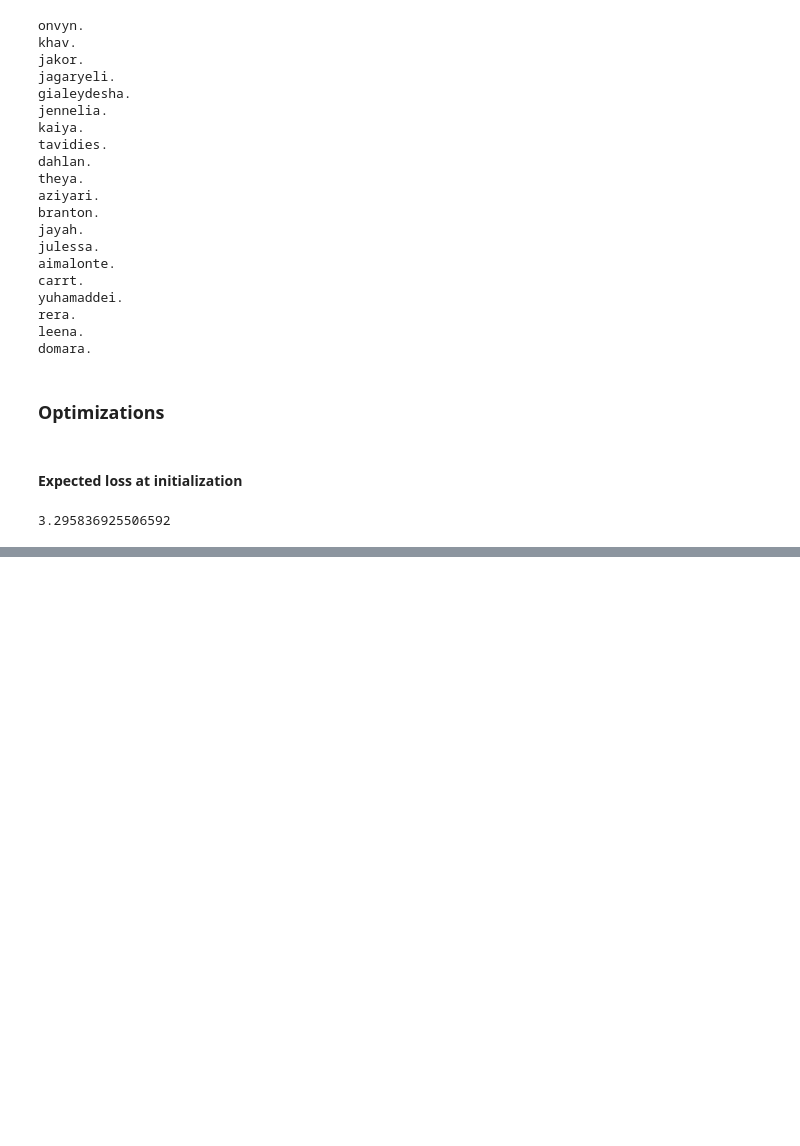
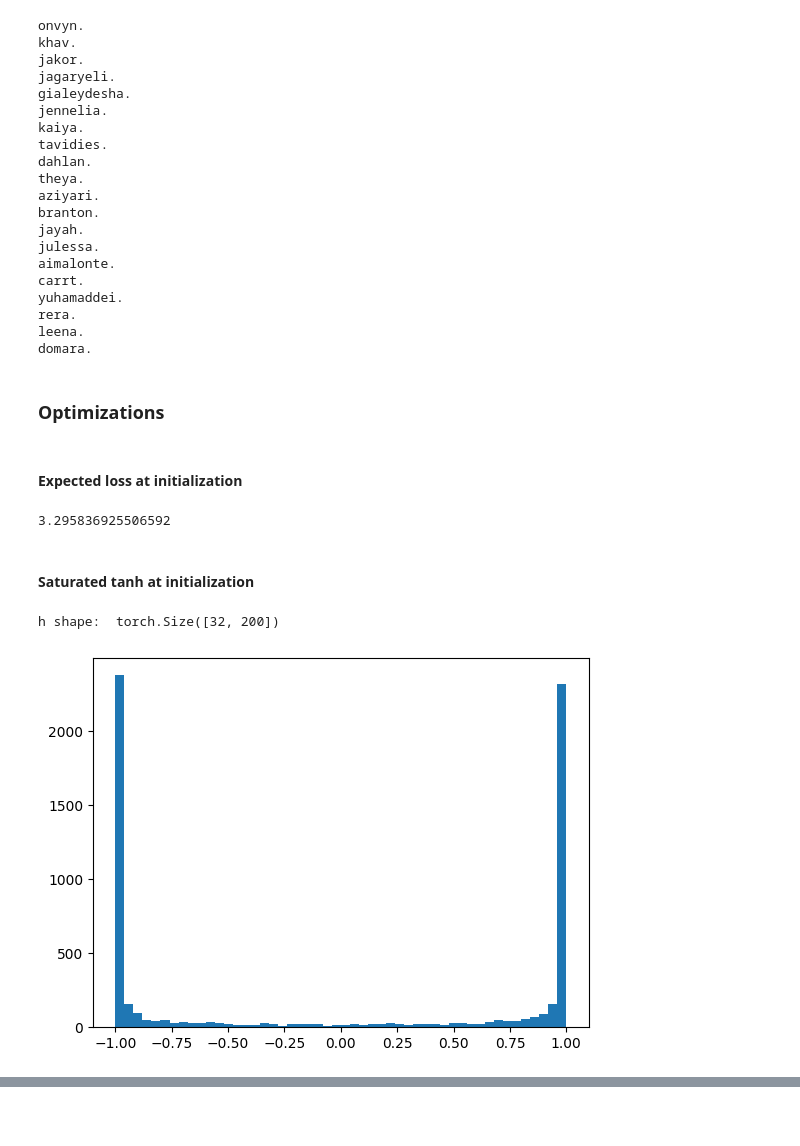
Before and after one commit to jcentner/makemore-repro, a Jupyter notebook: 02_MLP2.ipynb, the cells around one changed output, grey strips where cells are left out. Drawn from its saved outputs; the diff is of its cells as text; code cells hidden in the pictures; blank space fills up the shorter version.

Commit message:
fixing saturated tanh

```diff
--- a/02_MLP2.ipynb
+++ b/02_MLP2.ipynb
@@ -256,2 +257,60 @@ domara.
 # %% [output]
 3.295836925506592
+# %% [markdown]
+#### Saturated tanh at initialization
+# %%
+# recreate h for inspection
+
+dim_embed = 10
+hidden_layer_size = 200
+context_length = 3
+
+g = torch.Generator().manual_seed(978467474)
+C = torch.randn((vocab_size, dim_embed),                            generator=g)
+W1 = torch.randn((dim_embed * context_length, hidden_layer_size),   generator=g)
+b1 = torch.randn(hidden_layer_size,                                 generator=g)
+W2 = torch.randn((hidden_layer_size, vocab_size),                   generator=g) * 0.01 # initialize small but not 0, so that symmetry is broken
+b2 = torch.randn(vocab_size,                                        generator=g) * 0 # initialize with zeros; between this and above, gives near uniform initial probabilities
+
+parameters = [C, W1, b1, W2, b2] # all parameters of the model
+for p in parameters:
+    p.requires_grad = True
+
+for _ in range(200000):
+
+    # batch
+    ix = torch.randint(0, Xtrain.shape[0], (32,))
+    Xb, Yb = Xtrain[ix], Ytrain[ix]
+
+    # forward pass
+    emb = C[Xb] # embed the characters into vectors
+    embcat = emb.view(emb.shape[0], -1) # concatenate the vectors
+    hpreact = embcat @ W1 + b1 # hidden layer pre-activation
+    h = torch.tanh(hpreact) # hidden layer
+    logits = h @ W2 + b2 # output layer
+    loss = F.cross_entropy(logits, Yb) # loss function
+
+    # backward pass
+    for p in parameters:
+        p.grad = None
+    loss.backward()
+
+
+    lr = 0.1 if _ < 100000 else 0.01
+
+    # update
+    with torch.no_grad():
+        for p in parameters:
+            p.add_(p.grad, alpha=-lr)
+
+    break # break after first step to inspect h
+
+# h histogram
+print("h shape: ", h.shape)
+
+plt.hist(h.view(-1).tolist(), 50); # see h as a single vector -> list, plot values in histogram
+
+# most values ate -1 or 1, so tanh is saturated for most neurons
+# %% [output]
+h shape:  torch.Size([32, 200])
+[figure, added]
```
Also changed, not shown: parts of 4 cells of this notebook.
